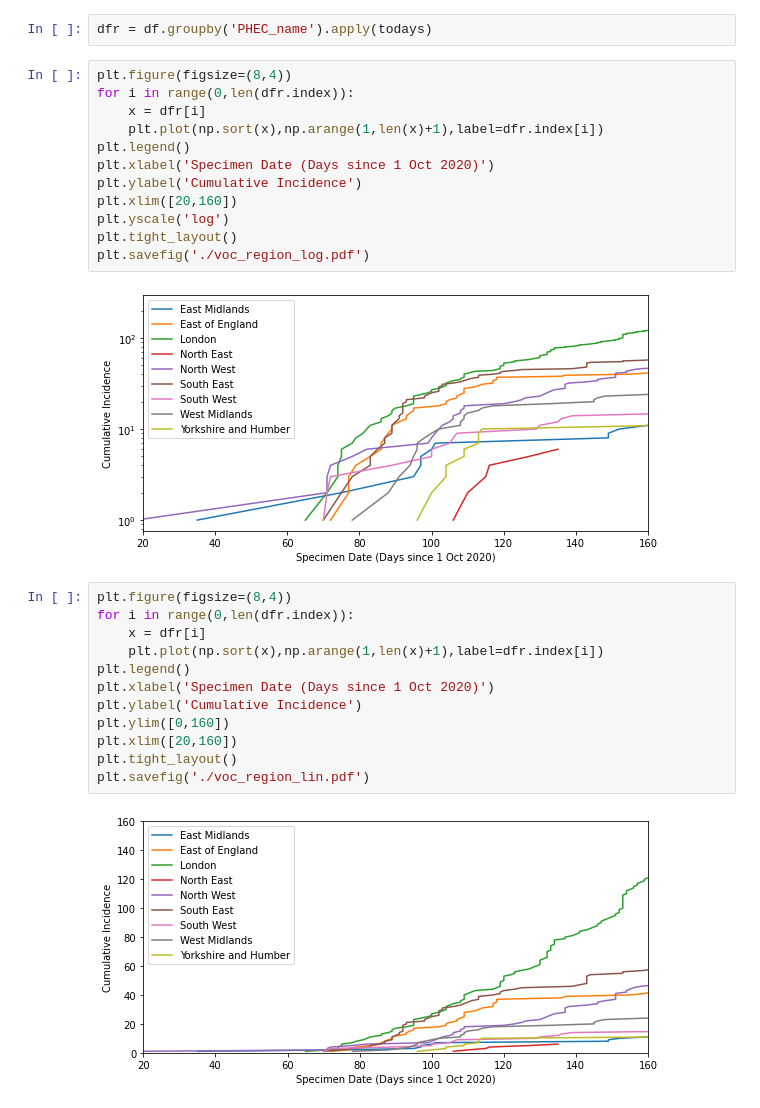
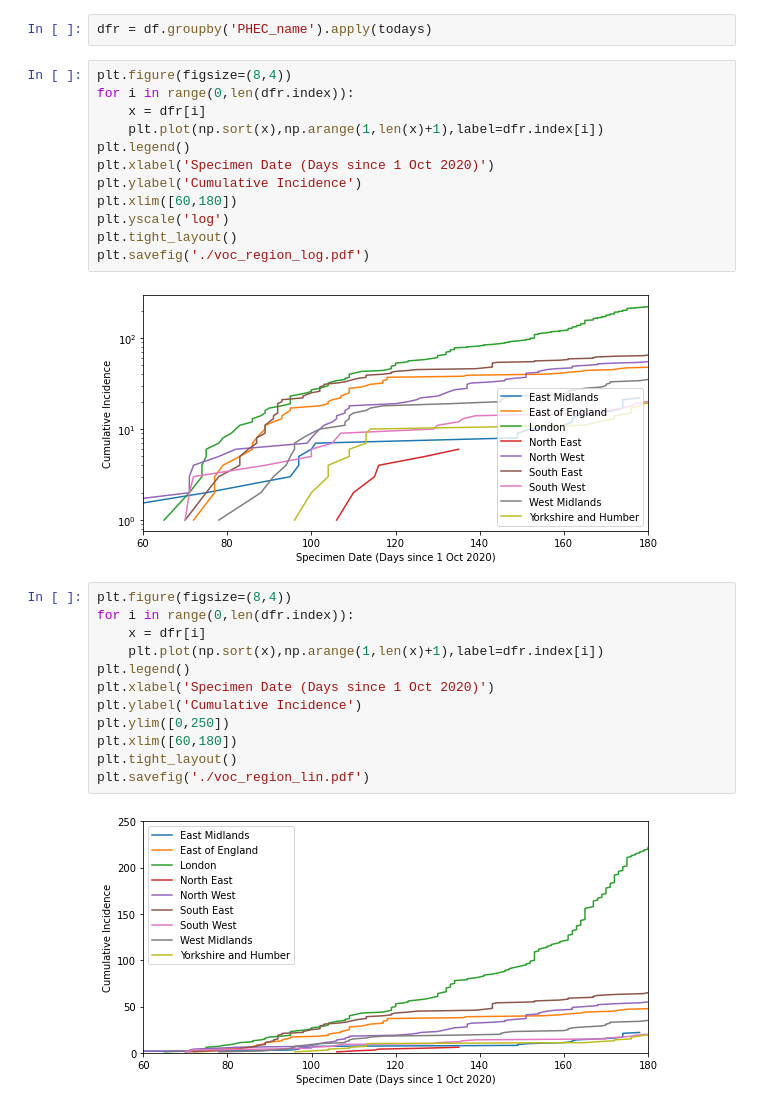
Before and after one commit to JCurran-Sebastian/BPs_for_VoC, a Jupyter notebook: voc_data.ipynb, the cells around one changed output. Drawn from its saved outputs; the diff is of its cells as text.

```diff
--- a/voc_data.ipynb
+++ b/voc_data.ipynb
@@ -177,17 +199,17 @@ dfr = df.groupby('PHEC_name').apply(todays)
 # %%
 plt.figure(figsize=(8,4))
 for i in range(0,len(dfr.index)):
     x = dfr[i]
     plt.plot(np.sort(x),np.arange(1,len(x)+1),label=dfr.index[i])
 plt.legend()
 plt.xlabel('Specimen Date (Days since 1 Oct 2020)')
 plt.ylabel('Cumulative Incidence')
-plt.xlim([20,160])
+plt.xlim([60,180])
 plt.yscale('log')
 plt.tight_layout()
 plt.savefig('./voc_region_log.pdf')
 # %% [output]
-[figure, old version]
+[figure, new version]
 # %%
 plt.figure(figsize=(8,4))
 for i in range(0,len(dfr.index)):
@@ -196,9 +218,9 @@ for i in range(0,len(dfr.index)):
 plt.legend()
 plt.xlabel('Specimen Date (Days since 1 Oct 2020)')
 plt.ylabel('Cumulative Incidence')
-plt.ylim([0,160])
-plt.xlim([20,160])
+plt.ylim([0,250])
+plt.xlim([60,180])
 plt.tight_layout()
 plt.savefig('./voc_region_lin.pdf')
 # %% [output]
-[figure, old version]
+[figure, new version]
```
Also changed, not shown: parts of 13 cells of this notebook.
